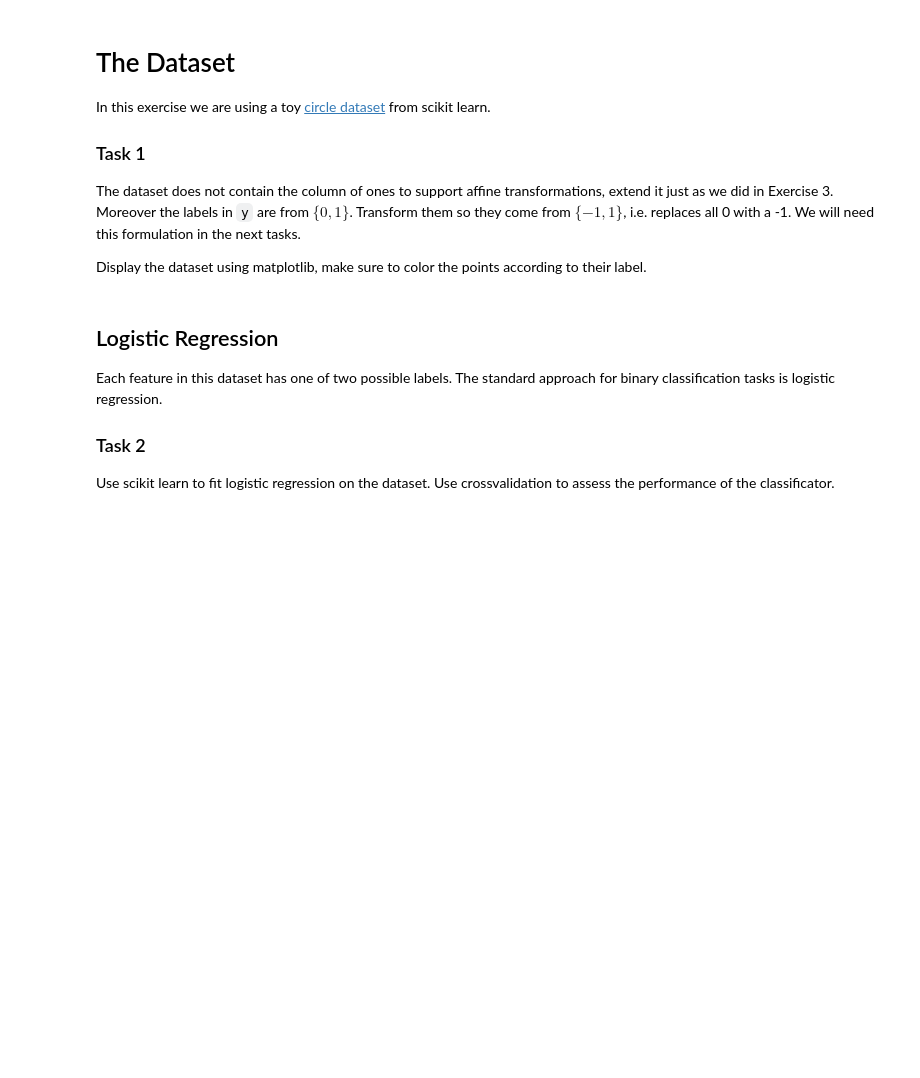
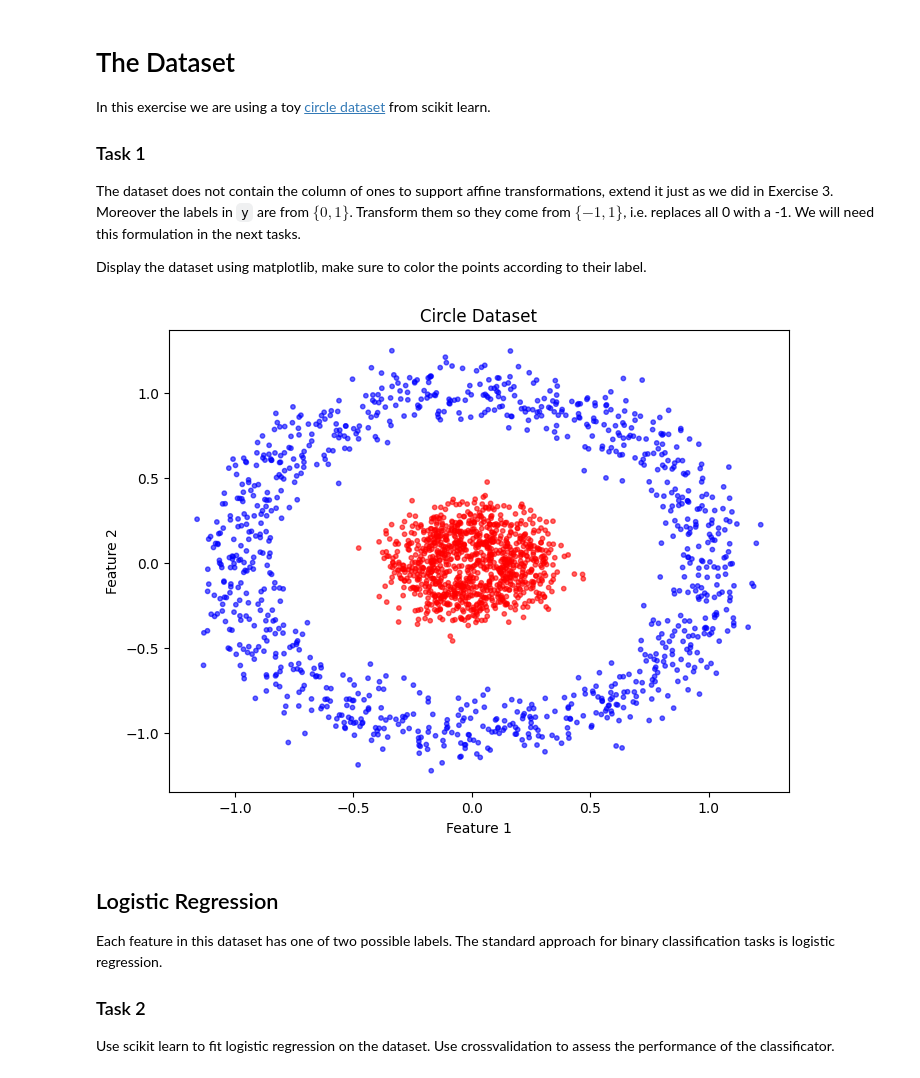
Before and after one commit to MherMnatsakanyan03/algorithmische_grundlagen_ml_LAB, a Jupyter notebook: tasks/09_Kernels/09_Kernels.ipynb, the cells around one changed output. Drawn from its saved outputs; the diff is of its cells as text; code cells hidden in the pictures; blank space fills up the shorter version.

```diff
--- a/tasks/09_Kernels/09_Kernels.ipynb
+++ b/tasks/09_Kernels/09_Kernels.ipynb
@@ -26,28 +26,33 @@ The dataset does not contain the column of ones to support affine transformation
 
 Display the dataset using matplotlib, make sure to color the points according to their label.
 # %%
-# Load dataset with 2000 samples and noise
-x_raw, y_raw = make_circles(n_samples=2000, noise=0.1, random_state=42)
+from sklearn.datasets import make_circles
 
-# Transform labels from {0, 1} to {-1, 1}
+# Load dataset
+x_raw = np.load('X.npy')
+y_raw = np.load('y.npy')
+
+# relabel {0,1} -> {-1,1}
 y = np.where(y_raw == 0, -1, 1).astype(np.int8)
 
-# Add column of ones to support affine transformations
+# prepend column of ones for the affine term
 x = np.hstack([np.ones((x_raw.shape[0], 1)), x_raw])
 
 # assertions
 assert x.shape == (2000, 3)
 assert y.shape == (2000,)
 assert np.count_nonzero(y == 1) == 1000
 assert np.count_nonzero(y == -1) == 1000
 
 # Plot the dataset
 plt.figure(figsize=(8, 6))
 plt.scatter(x[:, 1], x[:, 2], c=y, cmap="bwr", alpha=0.6, s=10)
 plt.title("Circle Dataset")
 plt.xlabel("Feature 1")
 plt.ylabel("Feature 2")
 plt.show()
+# %% [output]
+[figure, added]
 # %% [markdown]
 ## Logistic Regression
 
```
Also changed, not shown: parts of 11 cells of this notebook.
